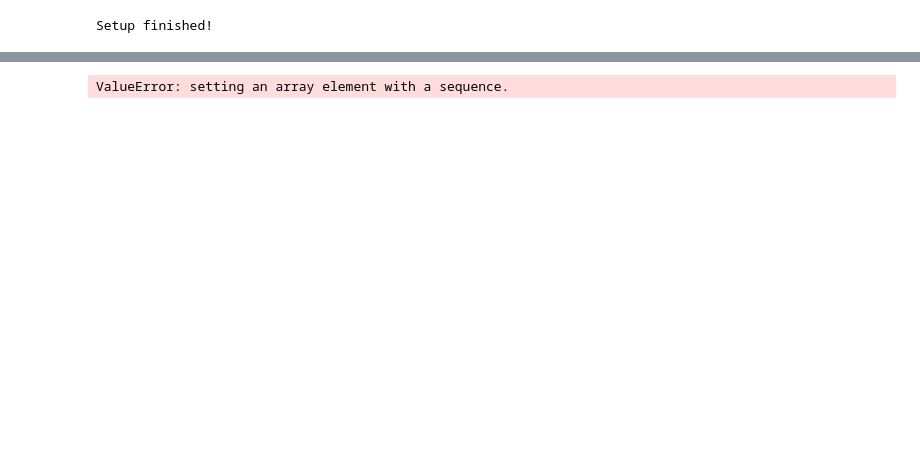
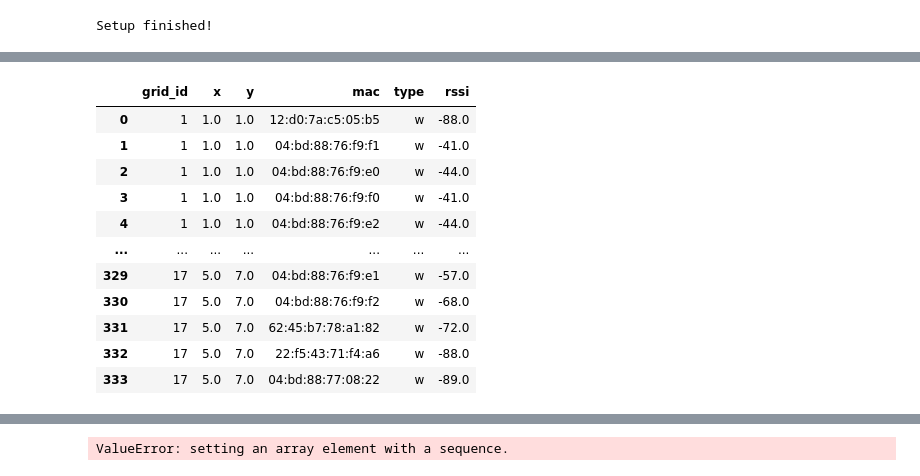
Before and after one commit to miligithub/open-indoor-localization, a Jupyter notebook: python/ml.ipynb, the cells around one changed output, grey strips where cells are left out. Saved outputs shown, nothing was run; the diff lists cells and outputs as text; code cells hidden in the pictures; blank space fills up the shorter version.

```diff
--- a/python/ml.ipynb
+++ b/python/ml.ipynb
@@ -148,5 +155,16 @@ def plot(target, predit):
 # %%
-df = txtToDataFrame("train11_16.txt")
-sorted_mac = createSortedMAC(df)
-df = process(df, sorted_mac)
+df = txtToDataFrame('train11_18.txt')
+df
 # %% [output]
+|  | grid_id | x | y | mac | type | rssi |
+| 0 | 1 | 1.0 | 1.0 | 12:d0:7a:c5:05:b5 | w | -88.0 |
+| 1 | 1 | 1.0 | 1.0 | 04:bd:88:76:f9:f1 | w | -41.0 |
+| 2 | 1 | 1.0 | 1.0 | 04:bd:88:76:f9:e0 | w | -44.0 |
+| 3 | 1 | 1.0 | 1.0 | 04:bd:88:76:f9:f0 | w | -41.0 |
+| 4 | 1 | 1.0 | 1.0 | 04:bd:88:76:f9:e2 | w | -44.0 |
+| ... | ... | ... | ... | ... | ... | ... |
+| 329 | 17 | 5.0 | 7.0 | 04:bd:88:76:f9:e1 | w | -57.0 |
+| 330 | 17 | 5.0 | 7.0 | 04:bd:88:76:f9:f2 | w | -68.0 |
+| 331 | 17 | 5.0 | 7.0 | 62:45:b7:78:a1:82 | w | -72.0 |
+| 332 | 17 | 5.0 | 7.0 | 22:f5:43:71:f4:a6 | w | -88.0 |
+| 333 | 17 | 5.0 | 7.0 | 04:bd:88:77:08:22 | w | -89.0 |
```
Also changed, not shown: parts of 14 cells of this notebook, 3 other files.
